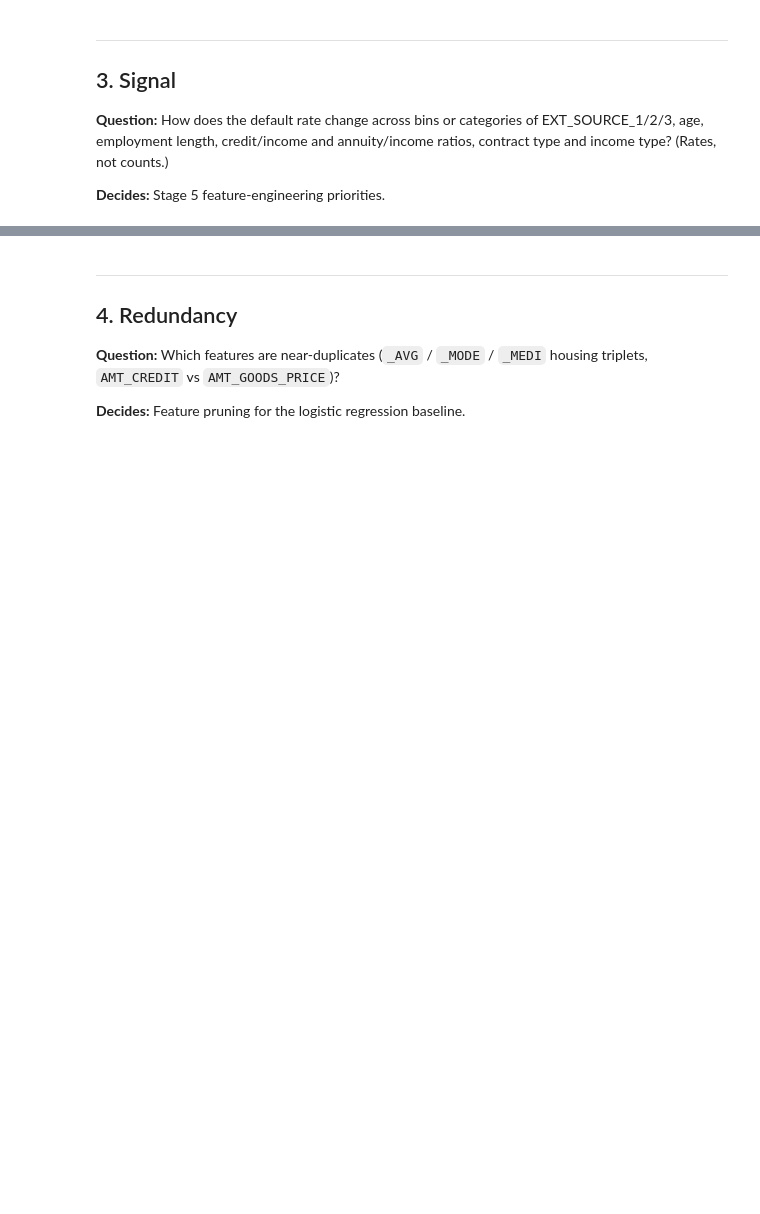
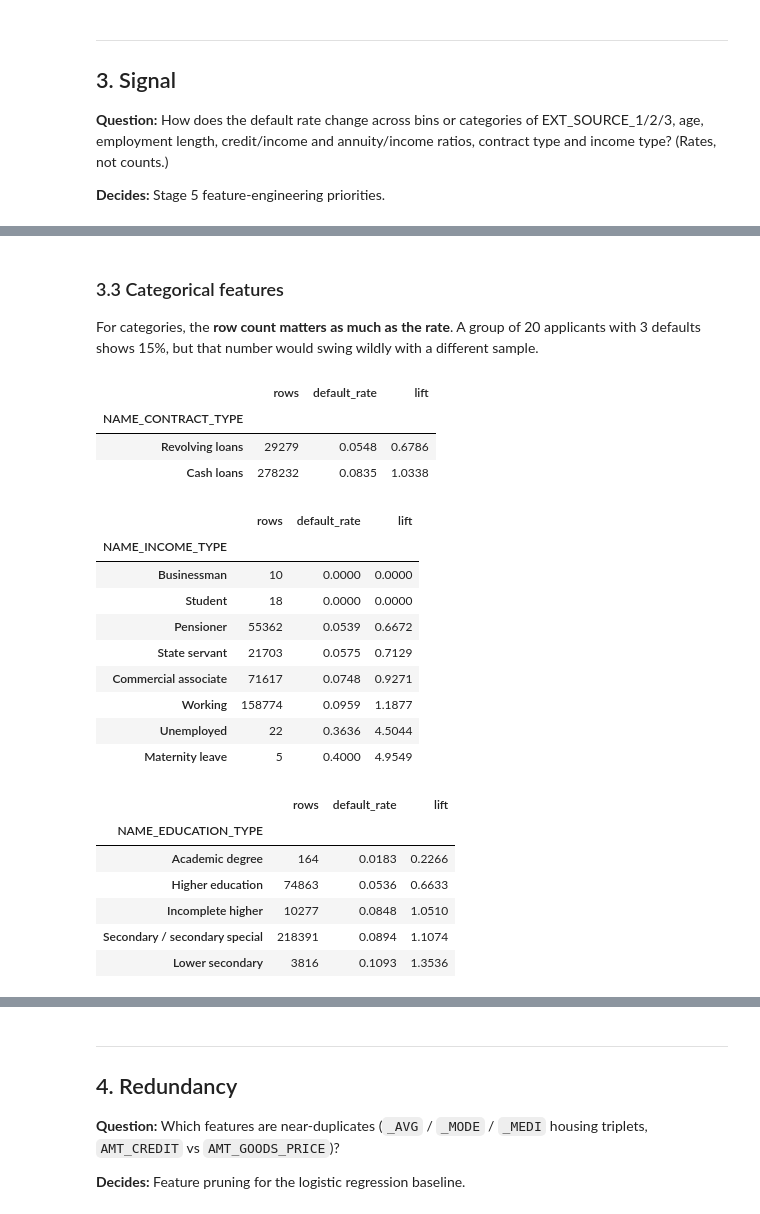
Before and after one commit to ADEdimeji-James/credit-risk-service, a Jupyter notebook: notebooks/01_eda.ipynb, the cells around one changed output, grey strips where cells are left out. Saved outputs shown, nothing was run; the diff lists cells and outputs as text; code cells hidden in the pictures; blank space fills up the shorter version.

```diff
--- a/notebooks/01_eda.ipynb
+++ b/notebooks/01_eda.ipynb
@@ -239,0 +716,31 @@ In test, not in train: []
+# %% [markdown]
+### 3.3 Categorical features
+
+For categories, the **row count matters as much as the rate**. A group of 20 applicants with 3 defaults shows 15%, but that number would swing wildly with a different sample.
+# %%
+categorical_features = ["NAME_CONTRACT_TYPE", "NAME_INCOME_TYPE", "NAME_EDUCATION_TYPE"]
+
+for col in categorical_features:
+    display(default_rate_by(train_df, col).sort_values("default_rate").round(4))
+# %% [output]
+|  | rows | default_rate | lift |
+| NAME_CONTRACT_TYPE |  |  |  |
+| Revolving loans | 29279 | 0.0548 | 0.6786 |
+| Cash loans | 278232 | 0.0835 | 1.0338 |
+|  | rows | default_rate | lift |
+| NAME_INCOME_TYPE |  |  |  |
+| Businessman | 10 | 0.0000 | 0.0000 |
+| Student | 18 | 0.0000 | 0.0000 |
+| Pensioner | 55362 | 0.0539 | 0.6672 |
+| State servant | 21703 | 0.0575 | 0.7129 |
+| Commercial associate | 71617 | 0.0748 | 0.9271 |
+| Working | 158774 | 0.0959 | 1.1877 |
+| Unemployed | 22 | 0.3636 | 4.5044 |
+| Maternity leave | 5 | 0.4000 | 4.9549 |
+|  | rows | default_rate | lift |
+| NAME_EDUCATION_TYPE |  |  |  |
+| Academic degree | 164 | 0.0183 | 0.2266 |
+| Higher education | 74863 | 0.0536 | 0.6633 |
+| Incomplete higher | 10277 | 0.0848 | 1.0510 |
+| Secondary / secondary special | 218391 | 0.0894 | 1.1074 |
+| Lower secondary | 3816 | 0.1093 | 1.3536 |
```
Also changed, not shown: parts of 59 cells of this notebook.
